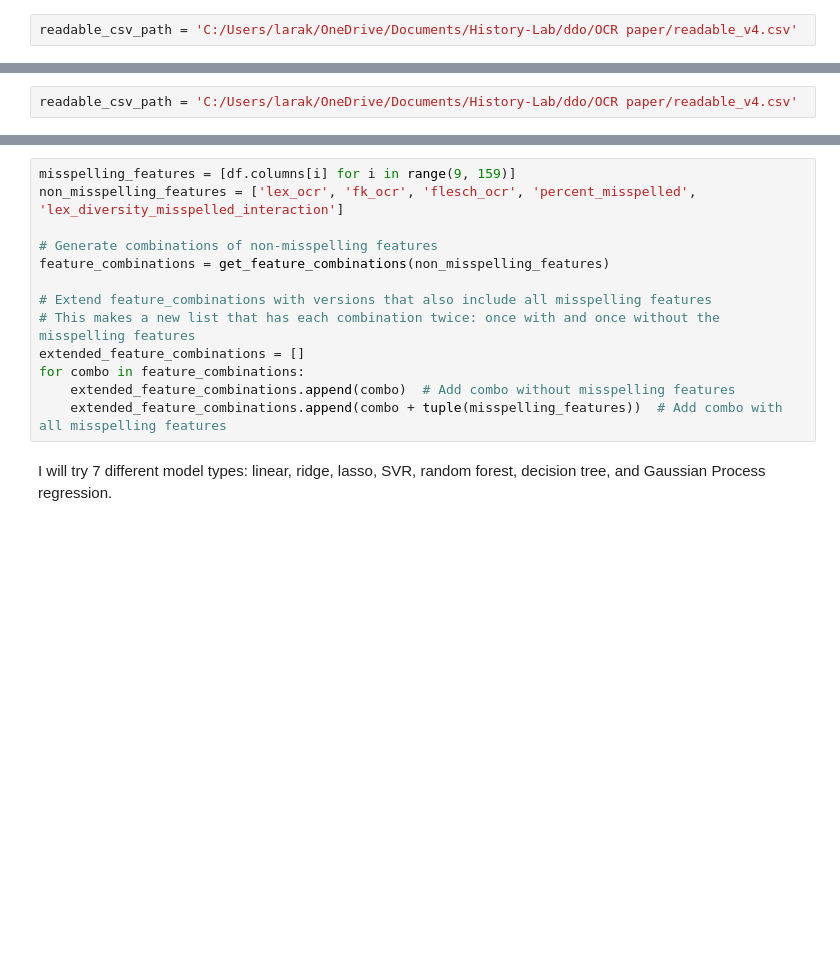
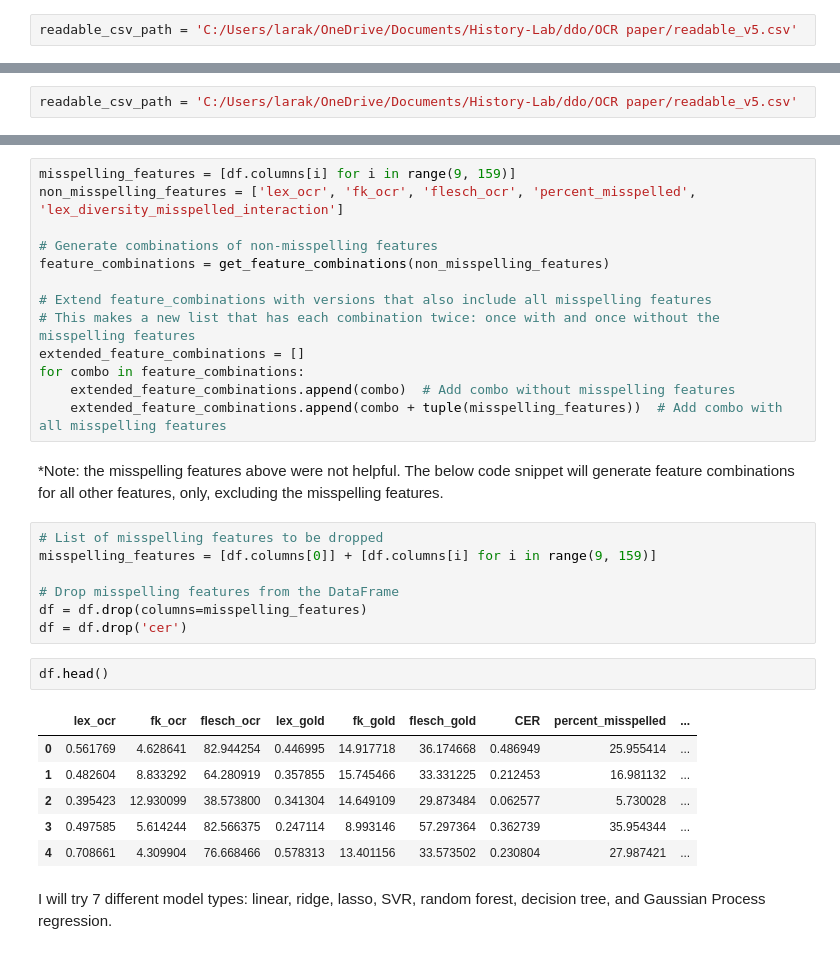
Before and after one commit to larakaracasu/HL-Spring-24, a Jupyter notebook: analyses/predict_cer_model.ipynb, the cells around one changed output, grey strips where cells are left out. Drawn from its saved outputs; the diff is of its cells as text; blank space fills up the shorter version.

```diff
--- a/analyses/predict_cer_model.ipynb
+++ b/analyses/predict_cer_model.ipynb
@@ -20,7 +20,7 @@ from sklearn.gaussian_process import GaussianProcessRegressor
 from sklearn.gaussian_process.kernels import RBF, ConstantKernel as C
 from itertools import combinations
 # %%
-readable_csv_path = 'C:/Users/larak/OneDrive/Documents/History-Lab/ddo/OCR paper/readable_v4.csv'
+readable_csv_path = 'C:/Users/larak/OneDrive/Documents/History-Lab/ddo/OCR paper/readable_v5.csv'
 # %%
 df = pd.read_csv(readable_csv_path)
 # %%
@@ -188,7 +188,7 @@ Will the RMSE improve with a larger set of features? After adding the counts of
 # %% [markdown]
 ### Leveraging Misspelling Counts as New Features
 # %%
-readable_csv_path = 'C:/Users/larak/OneDrive/Documents/History-Lab/ddo/OCR paper/readable_v4.csv'
+readable_csv_path = 'C:/Users/larak/OneDrive/Documents/History-Lab/ddo/OCR paper/readable_v5.csv'
 # %%
 df = pd.read_csv(readable_csv_path)
 df = create_interaction_term(df)
@@ -230,6 +225,24 @@ extended_feature_combinations = []
 for combo in feature_combinations:
     extended_feature_combinations.append(combo)  # Add combo without misspelling features
     extended_feature_combinations.append(combo + tuple(misspelling_features))  # Add combo with all misspelling features
+# %% [markdown]
+*Note: the misspelling features above were not helpful. The below code snippet will generate feature combinations for all other features, only, excluding the misspelling features.
+# %%
+# List of misspelling features to be dropped
+misspelling_features = [df.columns[0]] + [df.columns[i] for i in range(9, 159)]
+
+# Drop misspelling features from the DataFrame
+df = df.drop(columns=misspelling_features)
+df = df.drop('cer')
+# %%
+df.head()
+# %% [output]
+|  | lex_ocr | fk_ocr | flesch_ocr | lex_gold | fk_gold | flesch_gold | CER | percent_misspelled | ... |
+| 0 | 0.561769 | 4.628641 | 82.944254 | 0.446995 | 14.917718 | 36.174668 | 0.486949 | 25.955414 | ... |
+| 1 | 0.482604 | 8.833292 | 64.280919 | 0.357855 | 15.745466 | 33.331225 | 0.212453 | 16.981132 | ... |
+| 2 | 0.395423 | 12.930099 | 38.573800 | 0.341304 | 14.649109 | 29.873484 | 0.062577 | 5.730028 | ... |
+| 3 | 0.497585 | 5.614244 | 82.566375 | 0.247114 | 8.993146 | 57.297364 | 0.362739 | 35.954344 | ... |
+| 4 | 0.708661 | 4.309904 | 76.668466 | 0.578313 | 13.401156 | 33.573502 | 0.230804 | 27.987421 | ... |
 # %% [markdown]
 I will try 7 different model types: linear, ridge, lasso, SVR, random forest, decision tree, and Gaussian Process regression.
 # %%
```
Also changed, not shown: parts of 10 cells of this notebook, 1 other file.
